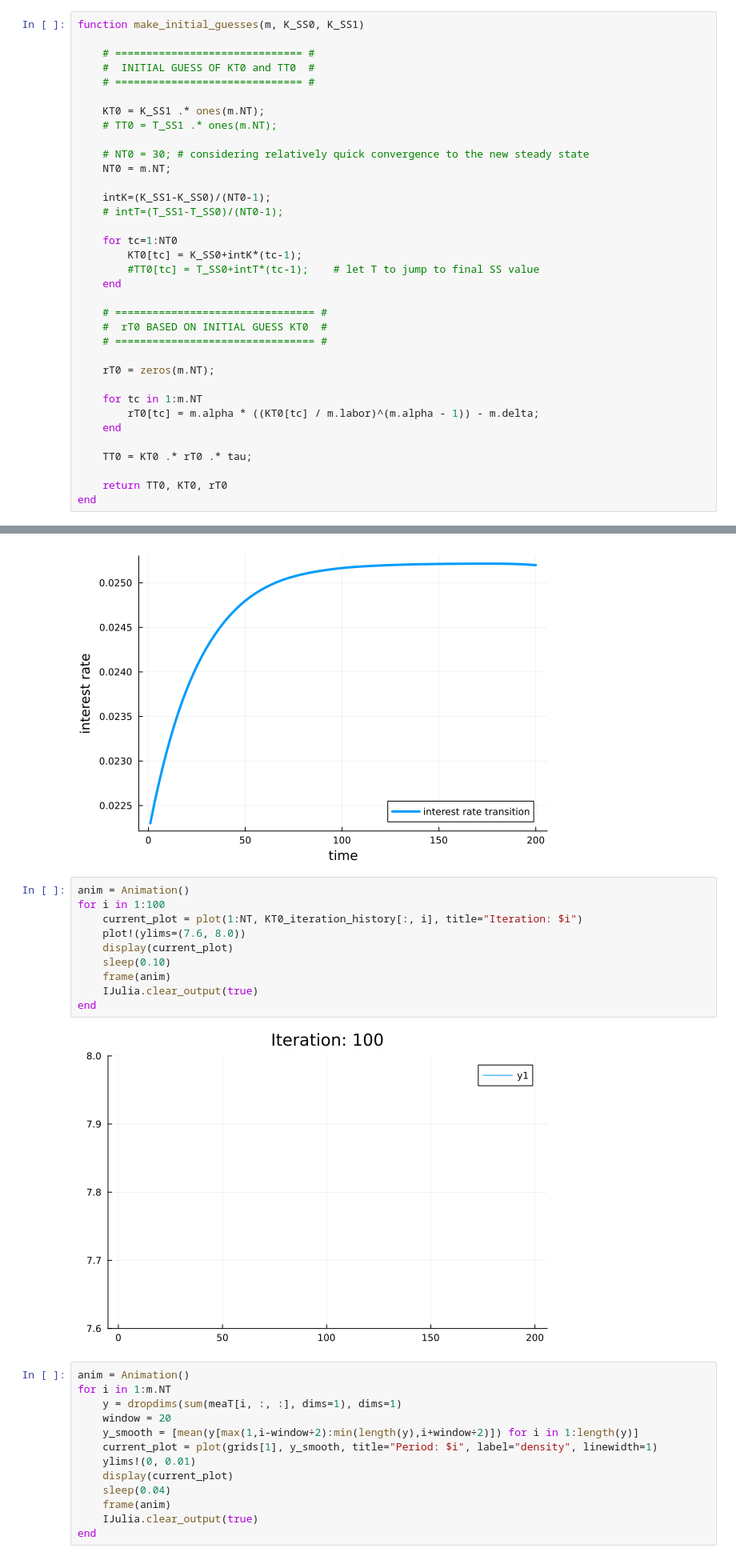
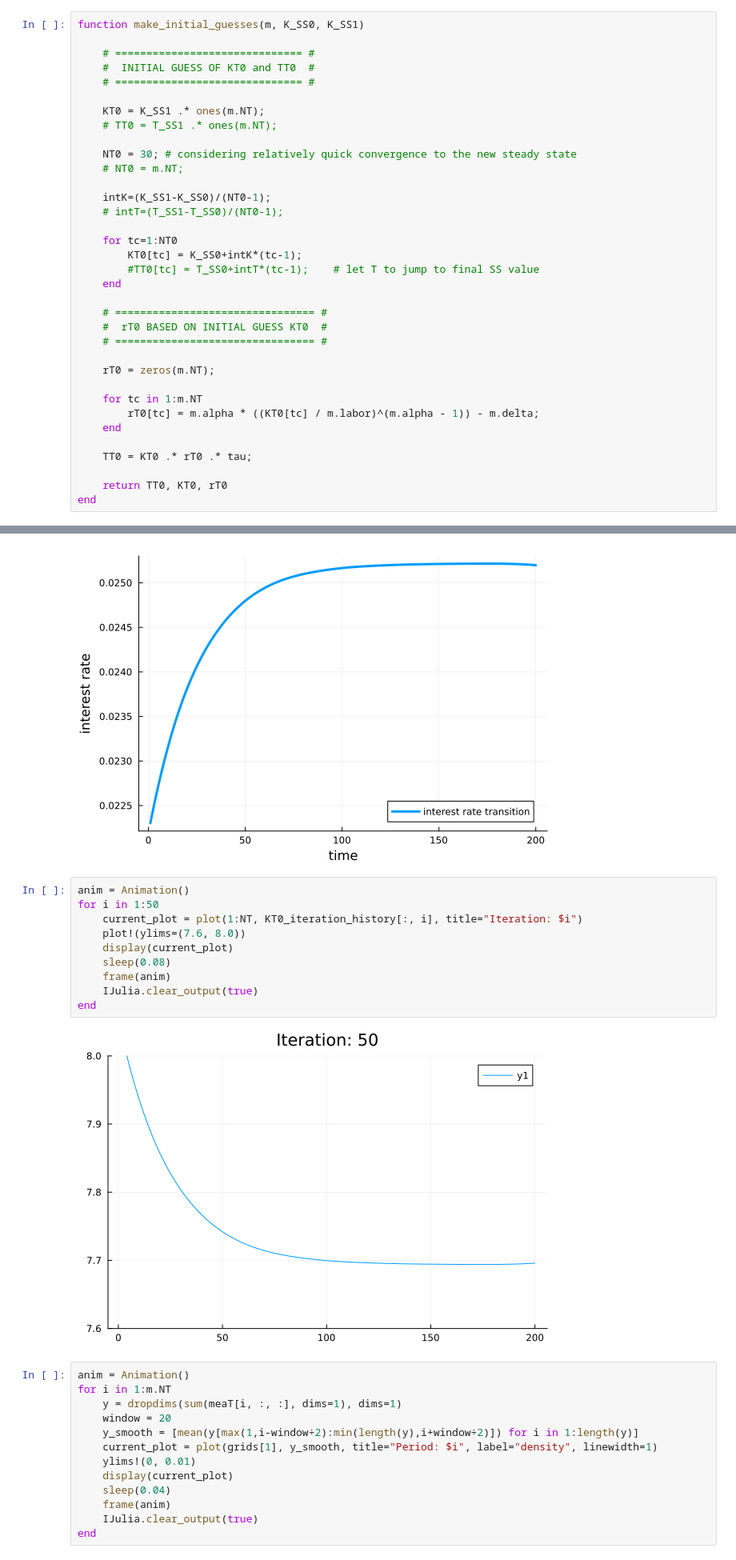
Before and after one commit to mizuhirosuzuki/quant_macro_study_group, a Jupyter notebook: Ch5/aiyagari.ipynb, the cells around one changed output, grey strips where cells are left out. Shown at 80% size. Drawn from its saved outputs; the diff is of its cells as text.

```diff
--- a/Ch5/aiyagari.ipynb
+++ b/Ch5/aiyagari.ipynb
@@ -704,8 +704,8 @@ function make_initial_guesses(m, K_SS0, K_SS1)
     KT0 = K_SS1 .* ones(m.NT);
     # TT0 = T_SS1 .* ones(m.NT);
 
-    # NT0 = 30; # considering relatively quick convergence to the new steady state
-    NT0 = m.NT;
+    NT0 = 30; # considering relatively quick convergence to the new steady state
+    # NT0 = m.NT;
 
     intK=(K_SS1-K_SS0)/(NT0-1);
     # intT=(T_SS1-T_SS0)/(NT0-1);
@@ -1023,16 +1023,16 @@ ylabel!("interest rate")
 [figure]
 # %%
 anim = Animation()
-for i in 1:100
+for i in 1:50
     current_plot = plot(1:NT, KT0_iteration_history[:, i], title="Iteration: $i")
     plot!(ylims=(7.6, 8.0))
     display(current_plot)
-    sleep(0.10)
+    sleep(0.08)
     frame(anim)
     IJulia.clear_output(true)
 end
 # %% [output]
-[figure, old version]
+[figure, new version]
 # %%
 anim = Animation()
 for i in 1:m.NT
```
Also changed, not shown: 10 other files.
